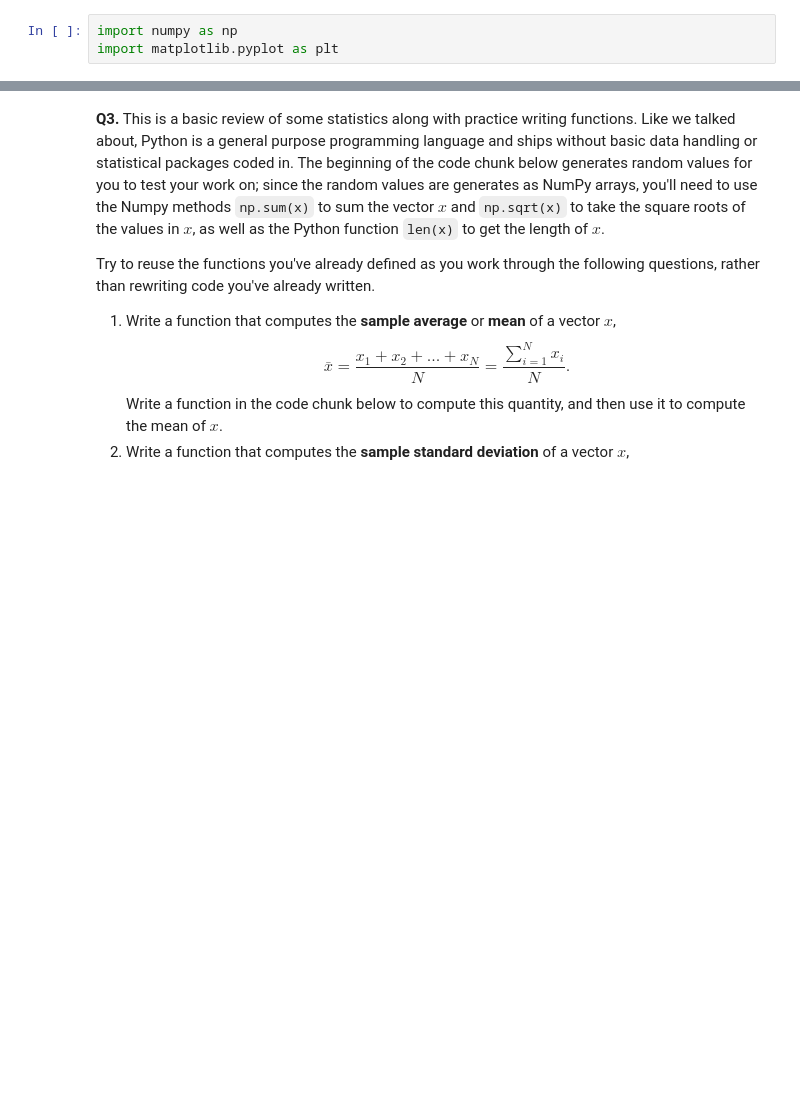
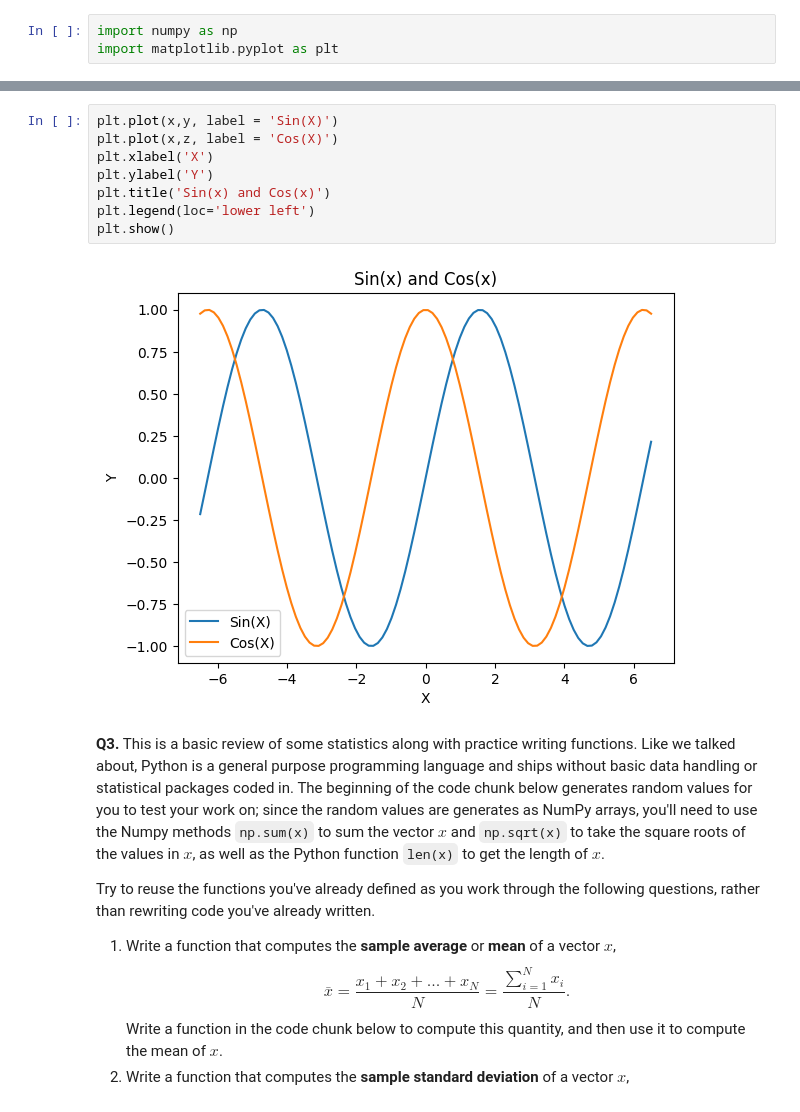
Before and after one commit to MeganVW06/programming, a Jupyter notebook: assignment/assignment_programming.ipynb, the cells around one changed output, grey strips where cells are left out. Saved outputs shown, nothing was run; the diff lists cells and outputs as text; blank space fills up the shorter version.

```diff
--- a/assignment/assignment_programming.ipynb
+++ b/assignment/assignment_programming.ipynb
@@ -43,3 +71,13 @@ import matplotlib.pyplot as plt
+# %%
+plt.plot(x,y, label = 'Sin(X)')
+plt.plot(x,z, label = 'Cos(X)')
+plt.xlabel('X')
+plt.ylabel('Y')
+plt.title('Sin(x) and Cos(x)')
+plt.legend(loc='lower left')
+plt.show()
+# %% [output]
+[figure, added]
 # %% [markdown]
 **Q3.** This is a basic review of some statistics along with practice writing functions. Like we talked about, Python is a general purpose programming language and ships without basic data handling or statistical packages coded in. The beginning of the code chunk below generates random values for you to test your work on; since the random values are generates as NumPy arrays, you'll need to use the Numpy methods `np.sum(x)` to sum the vector $x$ and `np.sqrt(x)` to take the square roots of the values in $x$, as well as the Python function `len(x)` to get the length of $x$.
 
```
Also changed, not shown: parts of 3 cells of this notebook.
